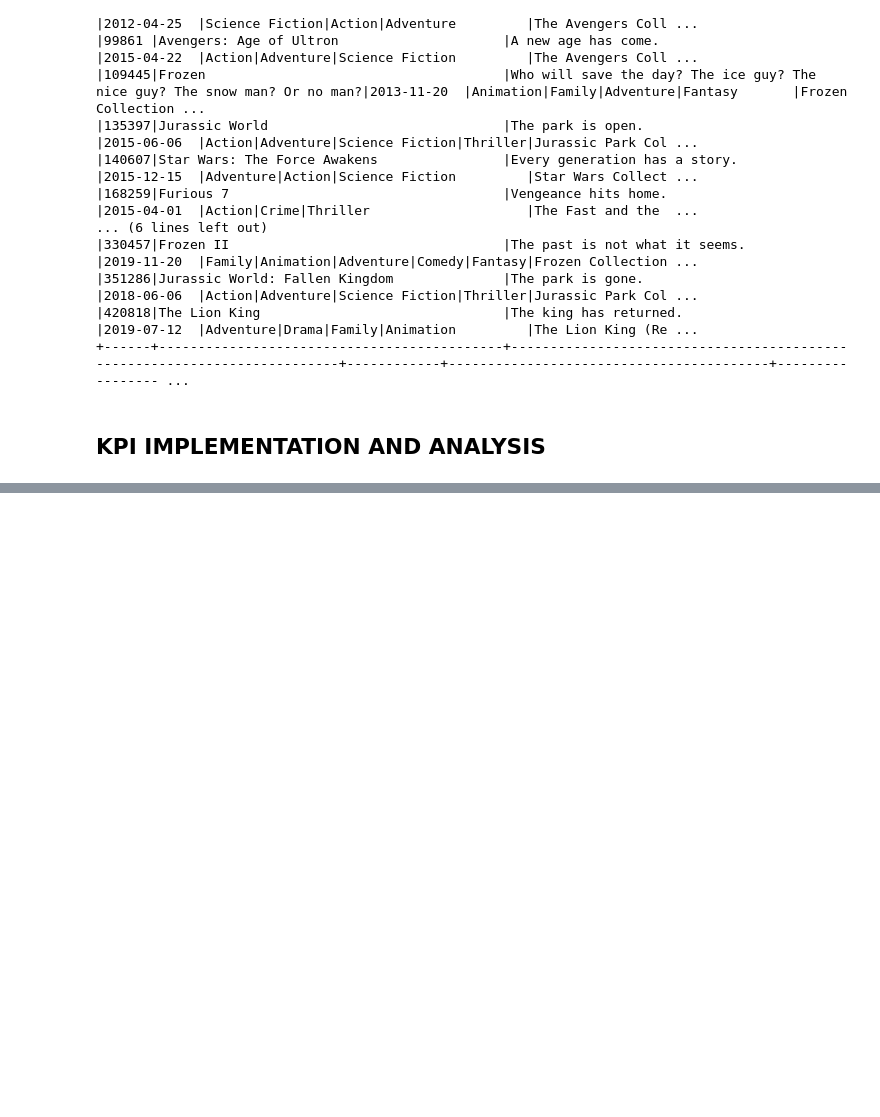
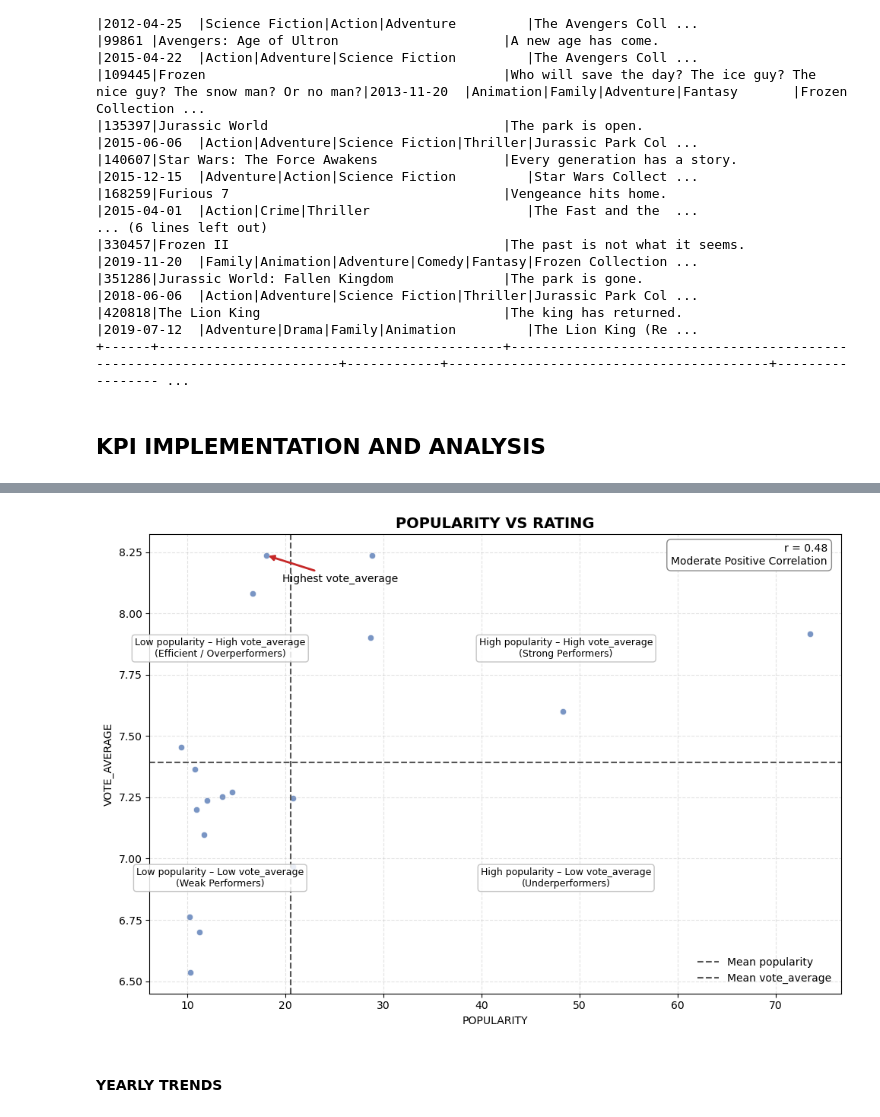
Before and after one commit to PercyAyimbilaNsolemna/TMDB_Movie_Data_Analysis_Spark, a Jupyter notebook: Notebook/movieAnalysis.ipynb, the cells around one changed output, grey strips where cells are left out. Cells and saved outputs as stored; diff of their text form; code cells hidden in the pictures; blank space fills up the shorter version.

```diff
--- a/Notebook/movieAnalysis.ipynb
+++ b/Notebook/movieAnalysis.ipynb
@@ -635,0 +1391,19 @@ movie_data.show(18, truncate=False)
+# %%
+#Extracts the popularity and vote average from the pyspark dataFrame and converts it to a pandas dataFrame
+pop_rating_pdf = (
+    movie_data
+    .select("popularity", "vote_average")
+    .filter(
+        (F.col("popularity").isNotNull()) &
+        (F.col("vote_average").isNotNull()) &
+        (F.col("vote_count") >= 10)
+    )
+    .toPandas()
+)
+# %%
+#Calls the trend visuals function
+trendVisuals(data=pop_rating_pdf, column1="popularity", column2="vote_average", title="POPULARITY VS RATING")
+# %% [output]
+[figure, added]
+# %% [markdown]
+#### **YEARLY TRENDS**
```
Also changed, not shown: parts of 78 cells of this notebook.
